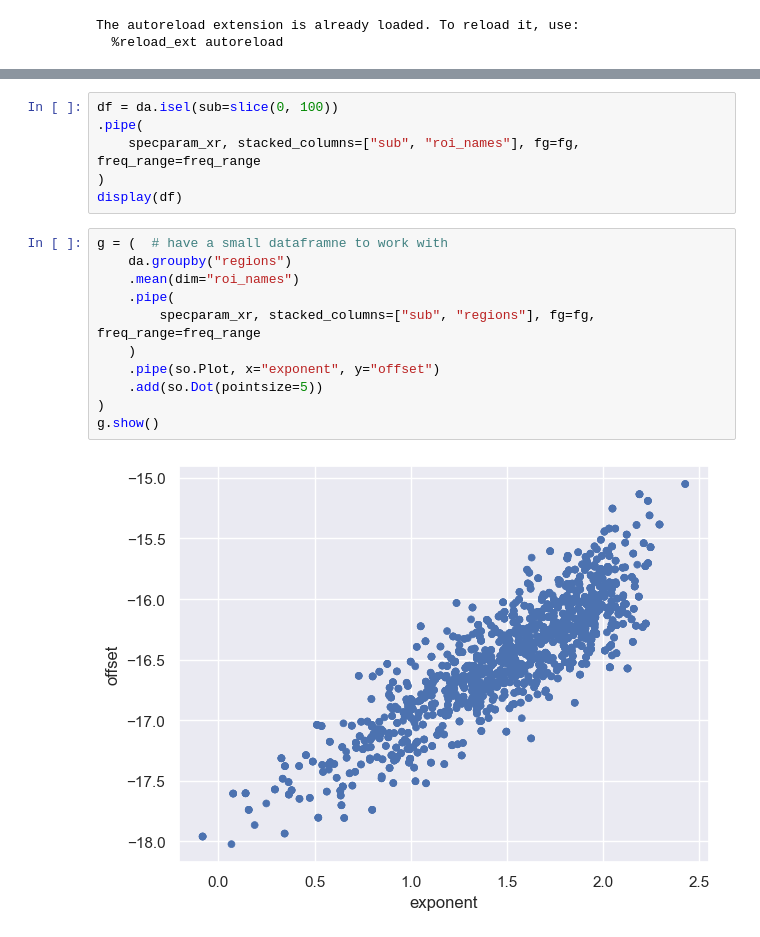
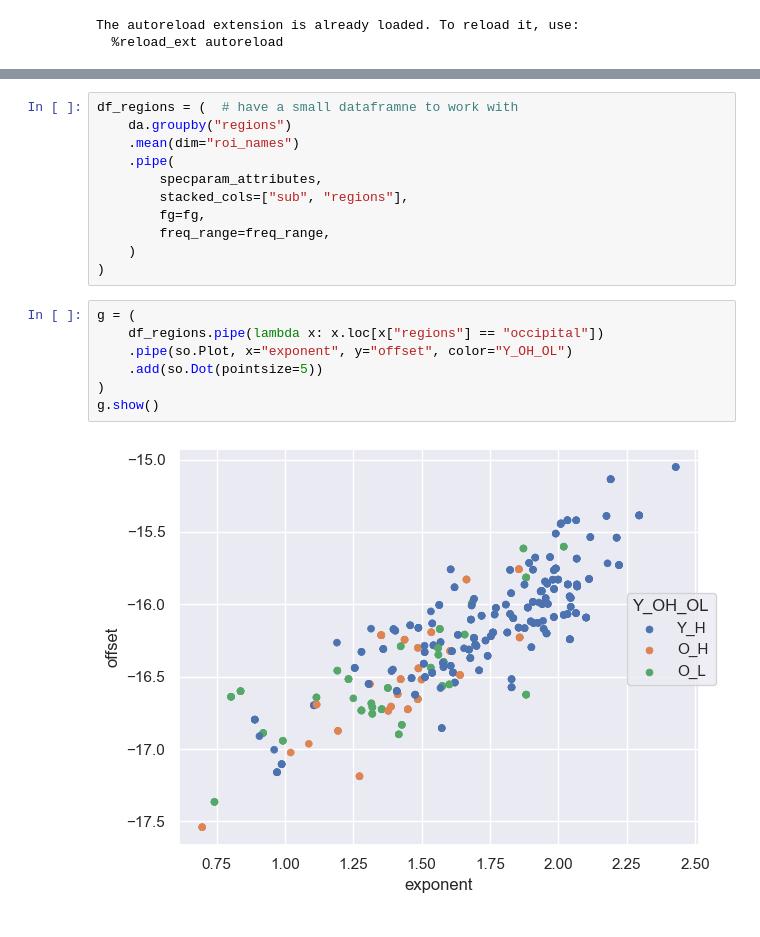
Before and after one commit to danieltomasz/ephys-poirot-analysis, a Jupyter notebook: studies/Playground.ipynb, the cells around one changed output, grey strips where cells are left out. Drawn from its saved outputs; the diff is of its cells as text.

```diff
--- a/studies/Playground.ipynb
+++ b/studies/Playground.ipynb
@@ -59,20 +63,21 @@ display(df)
-# %%
-df = da.isel(sub=slice(0, 100))
-.pipe(
-    specparam_xr, stacked_columns=["sub", "roi_names"], fg=fg, freq_range=freq_range
-)
-display(df)
 # %%
-g = (  # have a small dataframne to work with
+df_regions = (  # have a small dataframne to work with
     da.groupby("regions")
     .mean(dim="roi_names")
     .pipe(
-        specparam_xr, stacked_columns=["sub", "regions"], fg=fg, freq_range=freq_range
+        specparam_attributes,
+        stacked_cols=["sub", "regions"],
+        fg=fg,
+        freq_range=freq_range,
     )
-    .pipe(so.Plot, x="exponent", y="offset")
-    .add(so.Dot(pointsize=5))
 )
-g.show()
-# %% [output]
-[figure, removed]
+# %%
+g = (
+    df_regions.pipe(lambda x: x.loc[x["regions"] == "occipital"])
+    .pipe(so.Plot, x="exponent", y="offset", color="Y_OH_OL")
+    .add(so.Dot(pointsize=5))
+)
+g.show()
+# %% [output]
+[figure, added]
 # %%
```
Also changed, not shown: parts of 6 cells of this notebook, 3 other files.
